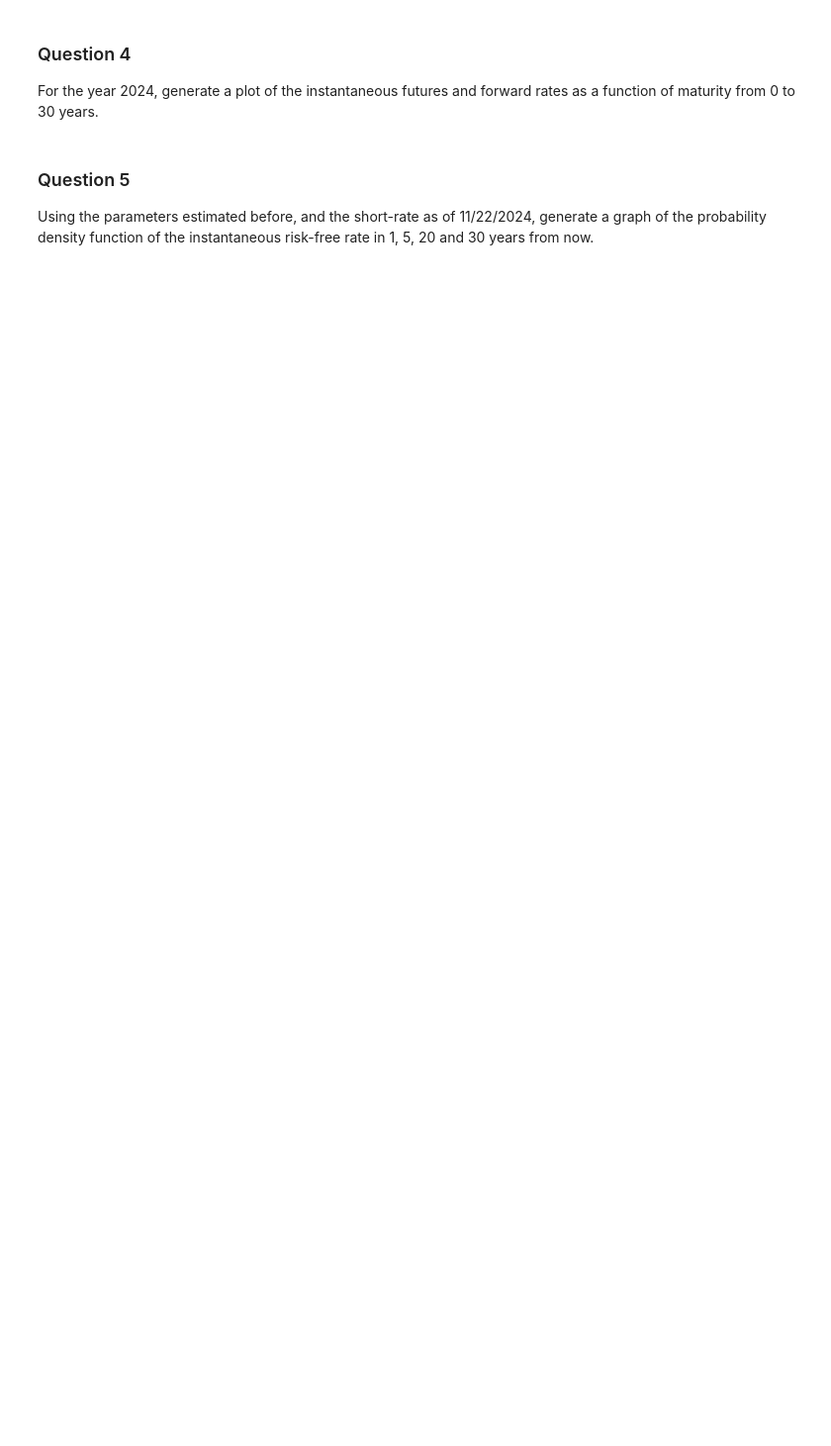
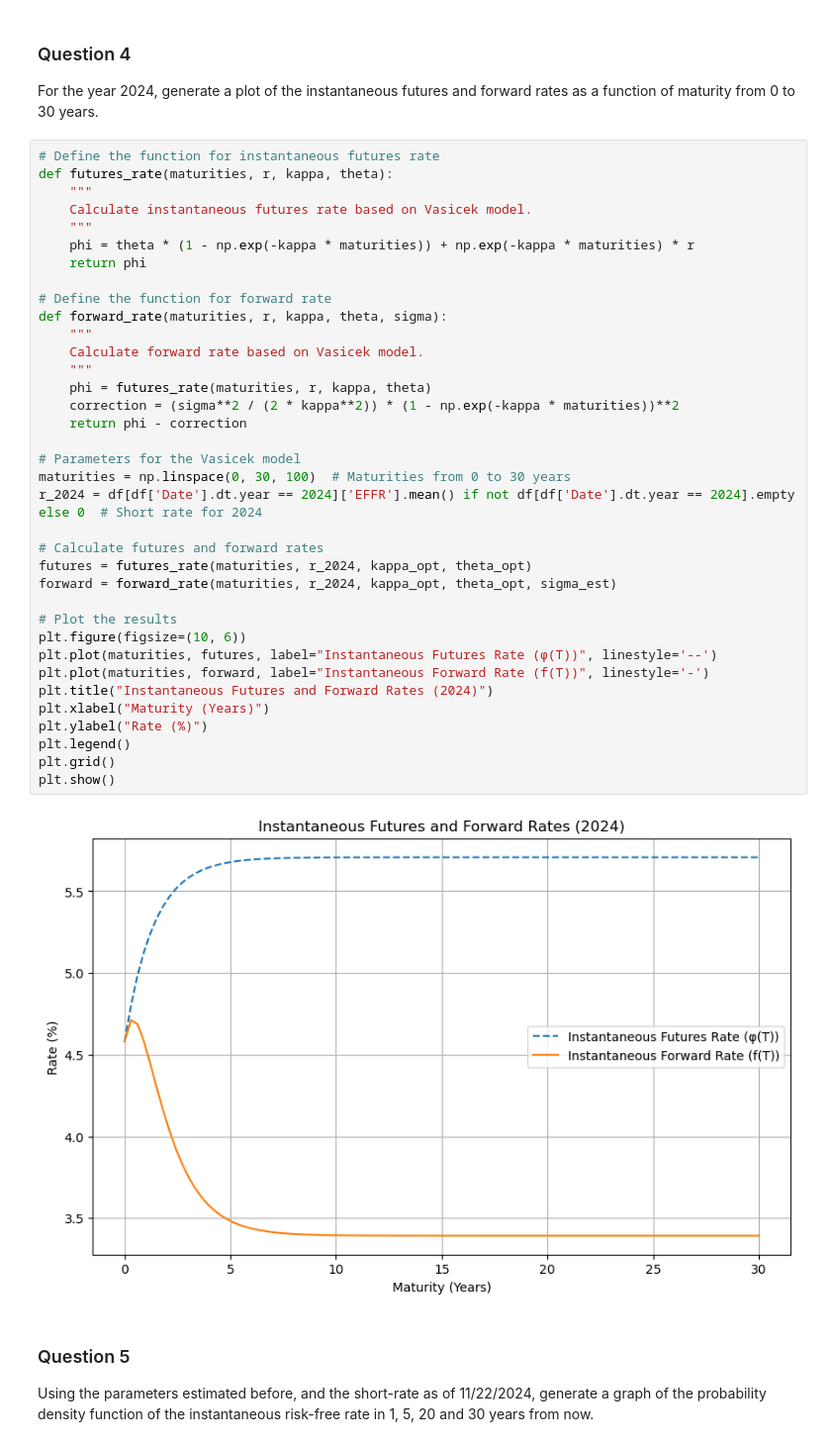
Before and after one commit to pwoepie/Fin538-project2, a Jupyter notebook: Project 2.ipynb, the cells around one changed output. Shown: that part at 99% size. Cells and saved outputs as stored; diff of their text form; blank space fills up the shorter version.

```diff
--- a/Project 2.ipynb
+++ b/Project 2.ipynb
@@ -121,6 +186,44 @@ For each of the years 2000, 2003, 2007, 2013, 2021 and 2023, generate a plot of
 # %% [markdown]
 ### Question 4
 For the year 2024, generate a plot of the instantaneous futures and forward rates as a function of maturity from 0 to 30 years.
+# %%
+# Define the function for instantaneous futures rate
+def futures_rate(maturities, r, kappa, theta):
+    """
+    Calculate instantaneous futures rate based on Vasicek model.
+    """
+    phi = theta * (1 - np.exp(-kappa * maturities)) + np.exp(-kappa * maturities) * r
+    return phi
+
+# Define the function for forward rate
+def forward_rate(maturities, r, kappa, theta, sigma):
+    """
+    Calculate forward rate based on Vasicek model.
+    """
+    phi = futures_rate(maturities, r, kappa, theta)
+    correction = (sigma**2 / (2 * kappa**2)) * (1 - np.exp(-kappa * maturities))**2
+    return phi - correction
+
+# Parameters for the Vasicek model
+maturities = np.linspace(0, 30, 100)  # Maturities from 0 to 30 years
+r_2024 = df[df['Date'].dt.year == 2024]['EFFR'].mean() if not df[df['Date'].dt.year == 2024].empty else 0  # Short rate for 2024
+
+# Calculate futures and forward rates
+futures = futures_rate(maturities, r_2024, kappa_opt, theta_opt)
+forward = forward_rate(maturities, r_2024, kappa_opt, theta_opt, sigma_est)
+
+# Plot the results
+plt.figure(figsize=(10, 6))
+plt.plot(maturities, futures, label="Instantaneous Futures Rate (φ(T))", linestyle='--')
+plt.plot(maturities, forward, label="Instantaneous Forward Rate (f(T))", linestyle='-')
+plt.title("Instantaneous Futures and Forward Rates (2024)")
+plt.xlabel("Maturity (Years)")
+plt.ylabel("Rate (%)")
+plt.legend()
+plt.grid()
+plt.show()
+# %% [output]
+[figure, added]
 # %% [markdown]
 ### Question 5
 Using the parameters estimated before, and the short-rate as of 11/22/2024, generate a graph of the probability density function of the instantaneous risk-free rate in 1, 5, 20 and 30 years from now.
```
Also changed, not shown: parts of 2 cells of this notebook.
